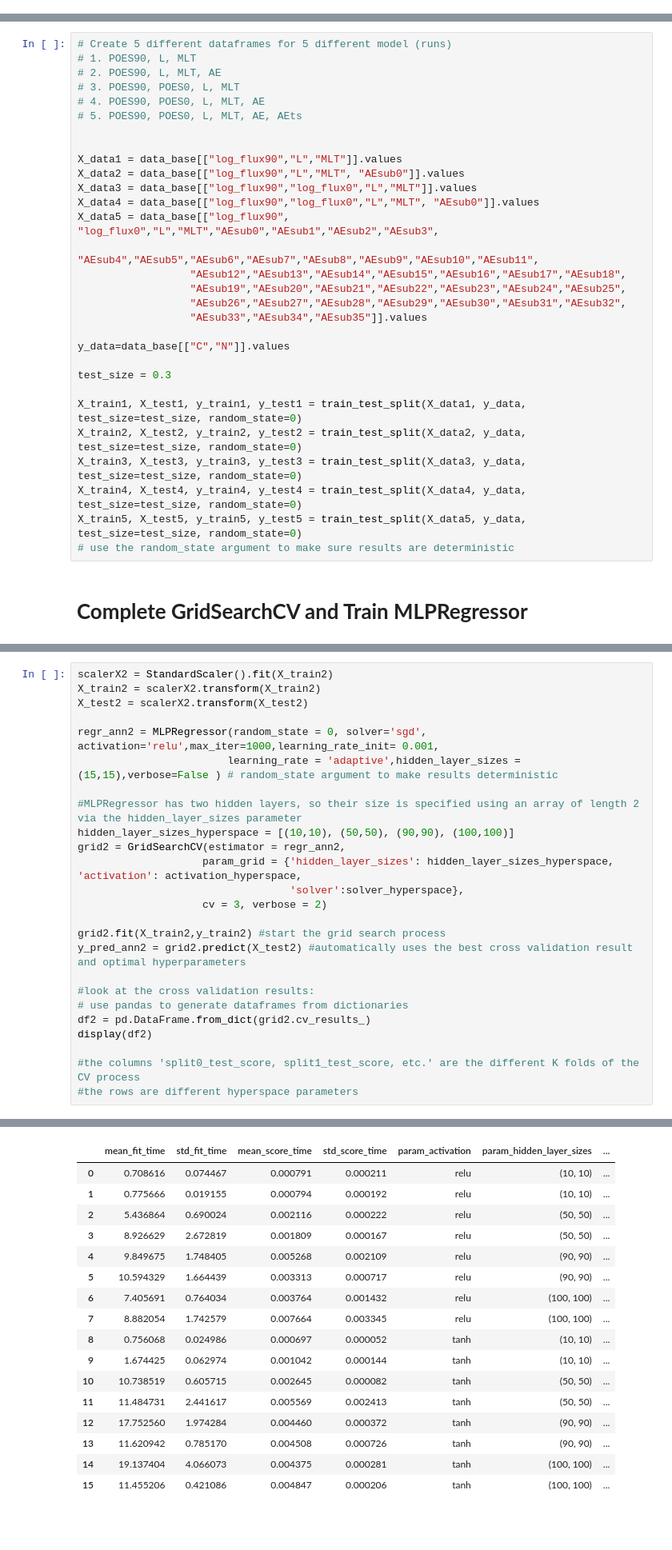
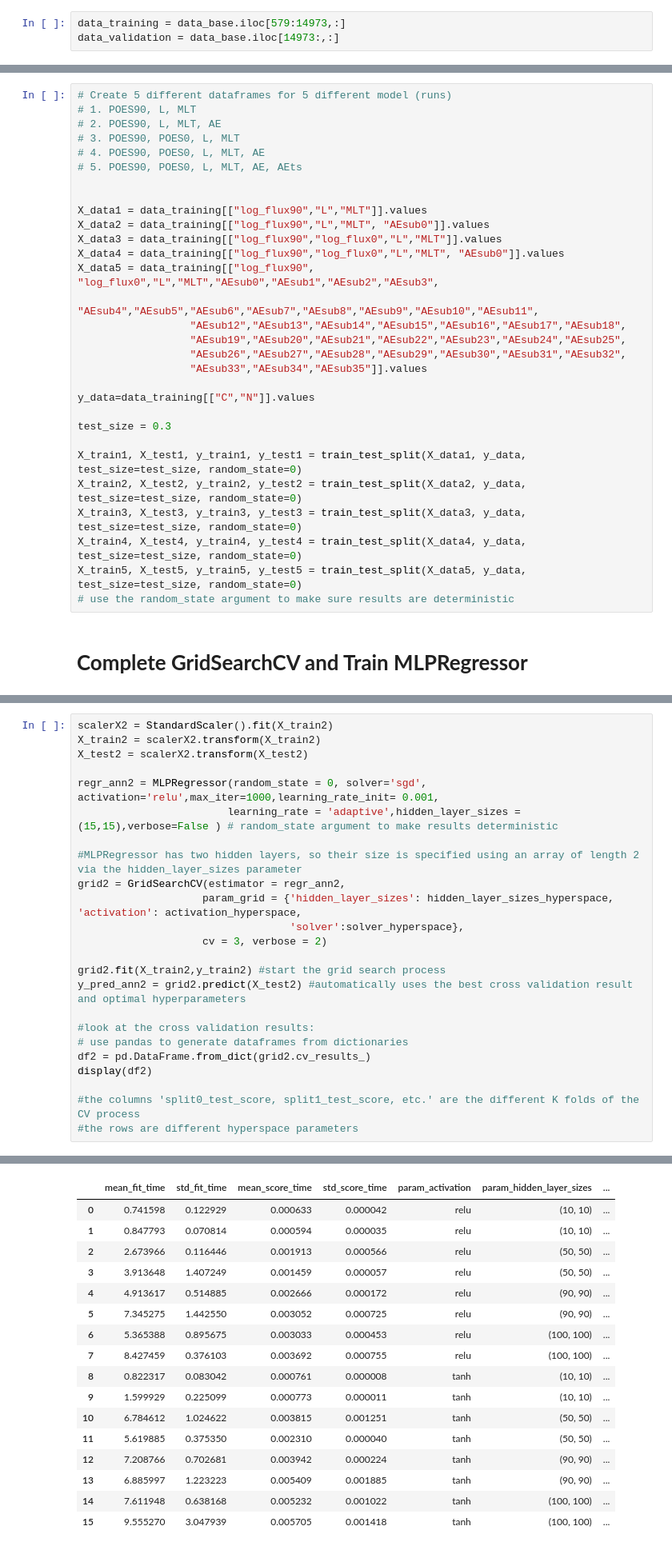
Before and after one commit to DLStumbaugh/Electron_Precipitation_Conjunction_NN, a Jupyter notebook: ElectronPrecipitationML.ipynb, the cells around one changed output, grey strips where cells are left out. Shown at 80% size. Saved outputs shown, nothing was run; the diff lists cells and outputs as text; blank space fills up the shorter version.

```diff
--- a/ElectronPrecipitationML.ipynb
+++ b/ElectronPrecipitationML.ipynb
@@ -42,3 +90,6 @@ data_base
+# %%
+data_training = data_base.iloc[579:14973,:]
+data_validation = data_base.iloc[14973:,:]
 # %%
 # Creating plot to show the spread in L shell (trying to identify weaknesses in the training data)
 fig = plt.figure(figsize =(15, 7))
@@ -59,18 +110,18 @@ Create arrays: X_data(inputs), y_data(outputs)
 # 5. POES90, POES0, L, MLT, AE, AEts
 
 
-X_data1 = data_base[["log_flux90","L","MLT"]].values
-X_data2 = data_base[["log_flux90","L","MLT", "AEsub0"]].values
-X_data3 = data_base[["log_flux90","log_flux0","L","MLT"]].values
-X_data4 = data_base[["log_flux90","log_flux0","L","MLT", "AEsub0"]].values
-X_data5 = data_base[["log_flux90", "log_flux0","L","MLT","AEsub0","AEsub1","AEsub2","AEsub3",
+X_data1 = data_training[["log_flux90","L","MLT"]].values
+X_data2 = data_training[["log_flux90","L","MLT", "AEsub0"]].values
+X_data3 = data_training[["log_flux90","log_flux0","L","MLT"]].values
+X_data4 = data_training[["log_flux90","log_flux0","L","MLT", "AEsub0"]].values
+X_data5 = data_training[["log_flux90", "log_flux0","L","MLT","AEsub0","AEsub1","AEsub2","AEsub3",
                   "AEsub4","AEsub5","AEsub6","AEsub7","AEsub8","AEsub9","AEsub10","AEsub11",
                   "AEsub12","AEsub13","AEsub14","AEsub15","AEsub16","AEsub17","AEsub18",
                   "AEsub19","AEsub20","AEsub21","AEsub22","AEsub23","AEsub24","AEsub25",
                   "AEsub26","AEsub27","AEsub28","AEsub29","AEsub30","AEsub31","AEsub32",
                   "AEsub33","AEsub34","AEsub35"]].values
 
-y_data=data_base[["C","N"]].values
+y_data=data_training[["C","N"]].values
 
 test_size = 0.3
 
@@ -166,7 +217,6 @@ regr_ann2 = MLPRegressor(random_state = 0, solver='sgd', activation='relu',max_i
                         learning_rate = 'adaptive',hidden_layer_sizes = (15,15),verbose=False ) # random_state argument to make results deterministic
 
 #MLPRegressor has two hidden layers, so their size is specified using an array of length 2 via the hidden_layer_sizes parameter
-hidden_layer_sizes_hyperspace = [(10,10), (50,50), (90,90), (100,100)]
 grid2 = GridSearchCV(estimator = regr_ann2,
                     param_grid = {'hidden_layer_sizes': hidden_layer_sizes_hyperspace, 'activation': activation_hyperspace,
                                   'solver':solver_hyperspace},
@@ -203,20 +253,20 @@ Fitting 3 folds for each of 16 candidates, totalling 48 fits
 |  | mean_fit_time | std_fit_time | mean_score_time | std_score_time | param_activation | param_hidden_layer_sizes | ... |
-| 0 | 0.708616 | 0.074467 | 0.000791 | 0.000211 | relu | (10, 10) | ... |
-| 1 | 0.775666 | 0.019155 | 0.000794 | 0.000192 | relu | (10, 10) | ... |
-| 2 | 5.436864 | 0.690024 | 0.002116 | 0.000222 | relu | (50, 50) | ... |
-| 3 | 8.926629 | 2.672819 | 0.001809 | 0.000167 | relu | (50, 50) | ... |
-| 4 | 9.849675 | 1.748405 | 0.005268 | 0.002109 | relu | (90, 90) | ... |
-| 5 | 10.594329 | 1.664439 | 0.003313 | 0.000717 | relu | (90, 90) | ... |
-| 6 | 7.405691 | 0.764034 | 0.003764 | 0.001432 | relu | (100, 100) | ... |
-| 7 | 8.882054 | 1.742579 | 0.007664 | 0.003345 | relu | (100, 100) | ... |
-| 8 | 0.756068 | 0.024986 | 0.000697 | 0.000052 | tanh | (10, 10) | ... |
-| 9 | 1.674425 | 0.062974 | 0.001042 | 0.000144 | tanh | (10, 10) | ... |
-| 10 | 10.738519 | 0.605715 | 0.002645 | 0.000082 | tanh | (50, 50) | ... |
-| 11 | 11.484731 | 2.441617 | 0.005569 | 0.002413 | tanh | (50, 50) | ... |
-| 12 | 17.752560 | 1.974284 | 0.004460 | 0.000372 | tanh | (90, 90) | ... |
-| 13 | 11.620942 | 0.785170 | 0.004508 | 0.000726 | tanh | (90, 90) | ... |
-| 14 | 19.137404 | 4.066073 | 0.004375 | 0.000281 | tanh | (100, 100) | ... |
-| 15 | 11.455206 | 0.421086 | 0.004847 | 0.000206 | tanh | (100, 100) | ... |
+| 0 | 0.741598 | 0.122929 | 0.000633 | 0.000042 | relu | (10, 10) | ... |
+| 1 | 0.847793 | 0.070814 | 0.000594 | 0.000035 | relu | (10, 10) | ... |
+| 2 | 2.673966 | 0.116446 | 0.001913 | 0.000566 | relu | (50, 50) | ... |
+| 3 | 3.913648 | 1.407249 | 0.001459 | 0.000057 | relu | (50, 50) | ... |
+| 4 | 4.913617 | 0.514885 | 0.002666 | 0.000172 | relu | (90, 90) | ... |
+| 5 | 7.345275 | 1.442550 | 0.003052 | 0.000725 | relu | (90, 90) | ... |
+| 6 | 5.365388 | 0.895675 | 0.003033 | 0.000453 | relu | (100, 100) | ... |
+| 7 | 8.427459 | 0.376103 | 0.003692 | 0.000755 | relu | (100, 100) | ... |
+| 8 | 0.822317 | 0.083042 | 0.000761 | 0.000008 | tanh | (10, 10) | ... |
+| 9 | 1.599929 | 0.225099 | 0.000773 | 0.000011 | tanh | (10, 10) | ... |
+| 10 | 6.784612 | 1.024622 | 0.003815 | 0.001251 | tanh | (50, 50) | ... |
+| 11 | 5.619885 | 0.375350 | 0.002310 | 0.000040 | tanh | (50, 50) | ... |
+| 12 | 7.208766 | 0.702681 | 0.003942 | 0.000224 | tanh | (90, 90) | ... |
+| 13 | 6.885997 | 1.223223 | 0.005409 | 0.001885 | tanh | (90, 90) | ... |
+| 14 | 7.611948 | 0.638168 | 0.005232 | 0.001022 | tanh | (100, 100) | ... |
+| 15 | 9.555270 | 3.047939 | 0.005705 | 0.001418 | tanh | (100, 100) | ... |
 # %% [markdown]
 ## CSVGridSearch3
 ## Build and train a the MLP Model with cross validation
```
Also changed, not shown: parts of 15 cells of this notebook, 1 other file.
